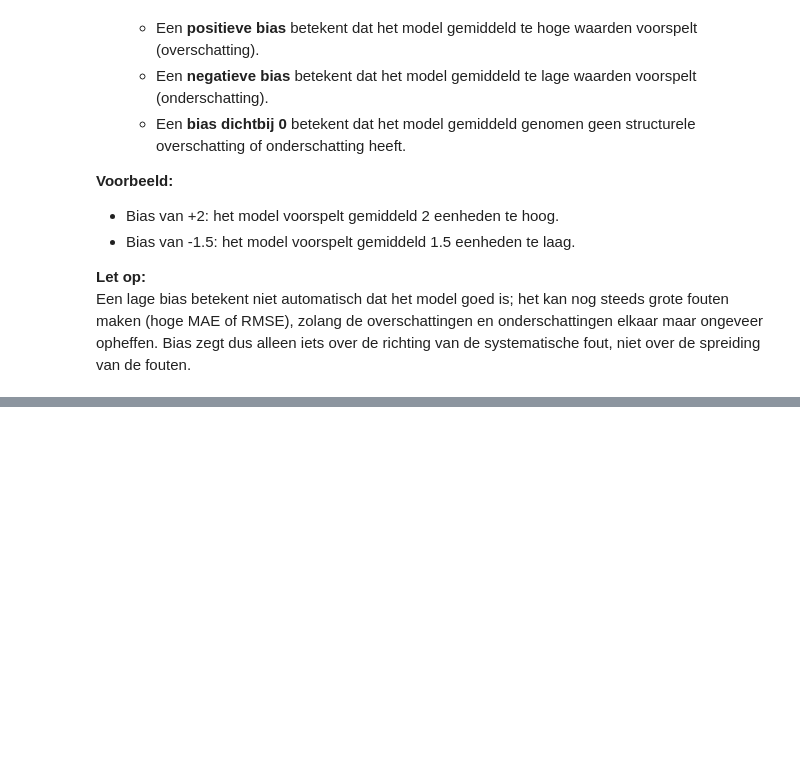
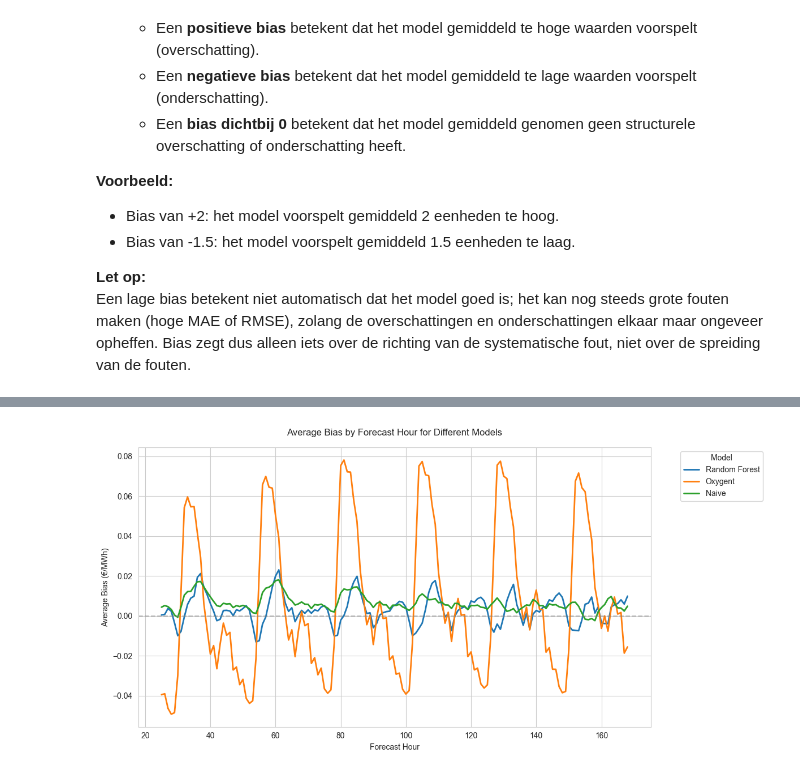
Before and after one commit to tvgerwe/ENEXIS, a Jupyter notebook: workspaces/sharell/evaluation_final_models.ipynb, the cells around one changed output, grey strips where cells are left out. Drawn from its saved outputs; the diff is of its cells as text; code cells hidden in the pictures; blank space fills up the shorter version.

```diff
--- a/workspaces/sharell/evaluation_final_models.ipynb
+++ b/workspaces/sharell/evaluation_final_models.ipynb
@@ -232,0 +388,30 @@ print(final_results)
+# %%
+# Calculate mean bias per forecast hour for each model
+bias_by_hour = pd.DataFrame({
+    'Random Forest': df.groupby('forecast_hour')['bias_predicted_Price'].mean(),
+    'Oxygent': df.groupby('forecast_hour')['bias_oxygent_price'].mean(),
+    'Naive': df.groupby('forecast_hour')['bias_naive_price'].mean()
+})
+
+# Create the plot
+plt.figure(figsize=(12, 6))
+sns.set_style("whitegrid")
+
+# Plot lines for each model
+for column in bias_by_hour.columns:
+    plt.plot(bias_by_hour.index, bias_by_hour[column], label=column, linewidth=2)
+
+# Add horizontal line at y=0
+plt.axhline(y=0, color='gray', linestyle='--', alpha=0.5)
+
+# Customize the plot
+plt.title('Average Bias by Forecast Hour for Different Models', fontsize=12, pad=15)
+plt.xlabel('Forecast Hour', fontsize=10)
+plt.ylabel('Average Bias (€/MWh)', fontsize=10)
+plt.legend(title='Model', bbox_to_anchor=(1.05, 1), loc='upper left')
+plt.tight_layout()
+
+# Show the plot
+plt.show()
+# %% [output]
+[figure, added]
```
Also changed, not shown: parts of 8 cells of this notebook.
